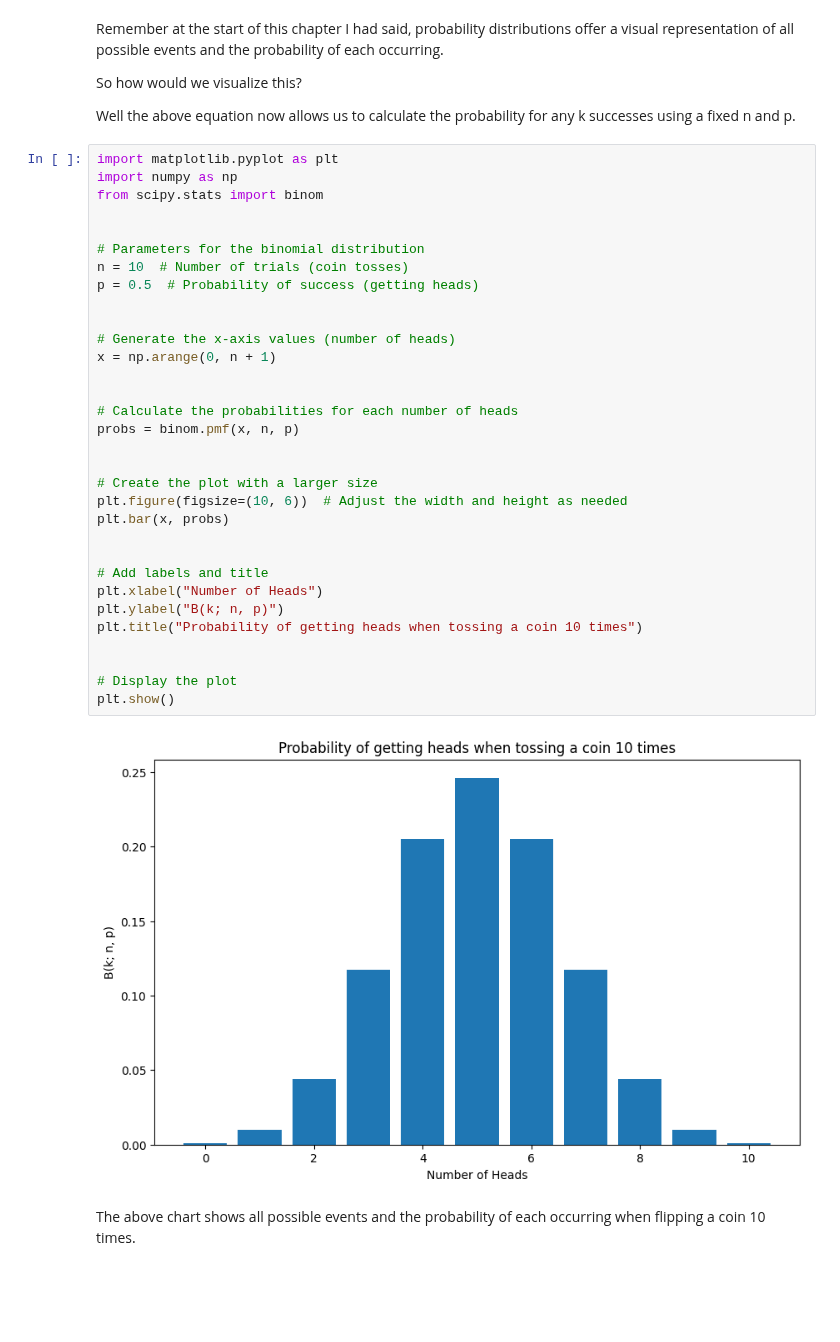
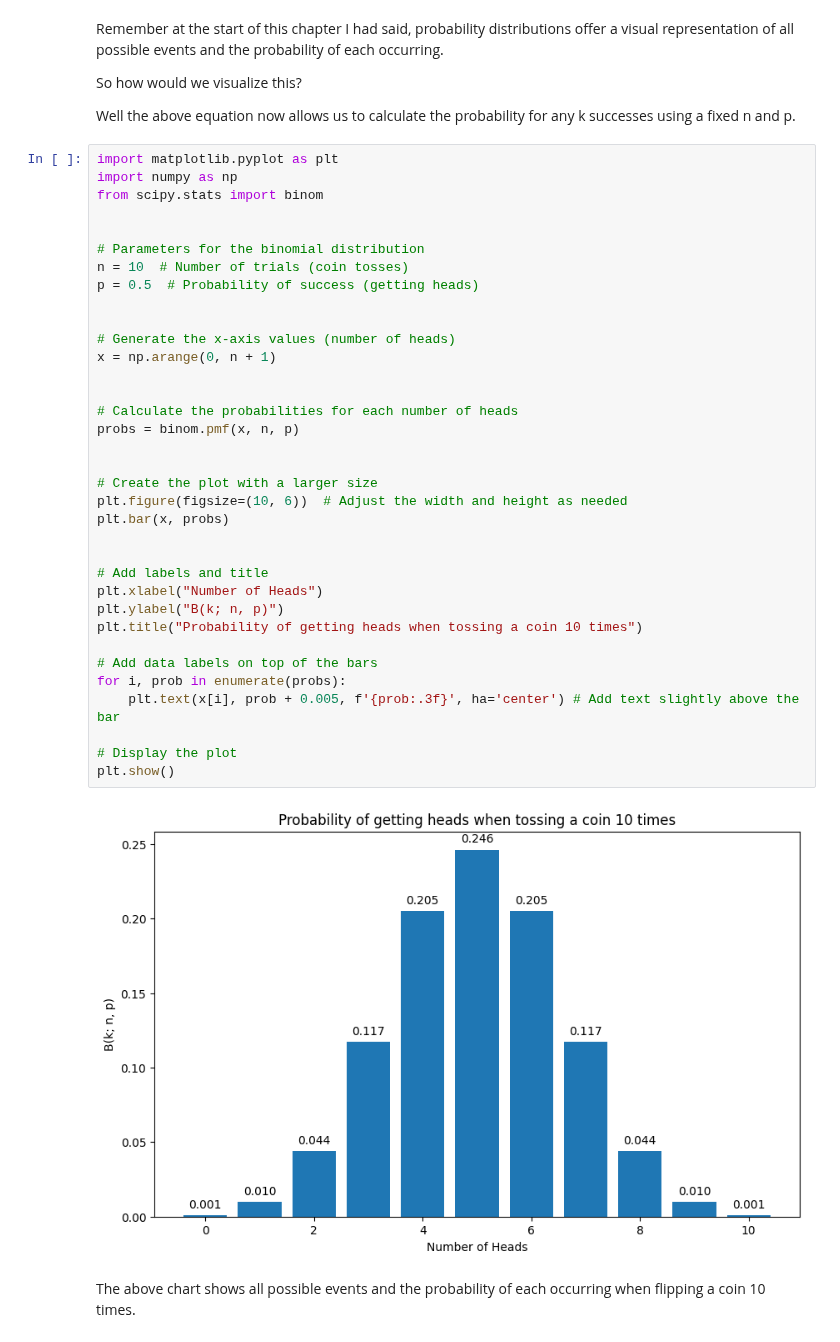
Before and after one commit to RohanRanshinge/causal-inference, a Jupyter notebook: zero-to-hero-bsts/PART_I-Bayesian-Statistics/04-Probability-Distributions-Binomial.ipynb, the cells around one changed output. Saved outputs shown, nothing was run; the diff lists cells and outputs as text; blank space fills up the shorter version.

```diff
--- a/zero-to-hero-bsts/PART_I-Bayesian-Statistics/04-Probability-Distributions-Binomial.ipynb
+++ b/zero-to-hero-bsts/PART_I-Bayesian-Statistics/04-Probability-Distributions-Binomial.ipynb
@@ -99,34 +99,37 @@ import numpy as np
 from scipy.stats import binom
 
 
 # Parameters for the binomial distribution
 n = 10  # Number of trials (coin tosses)
 p = 0.5  # Probability of success (getting heads)
 
 
 # Generate the x-axis values (number of heads)
 x = np.arange(0, n + 1)
 
 
 # Calculate the probabilities for each number of heads
 probs = binom.pmf(x, n, p)
 
 
 # Create the plot with a larger size
 plt.figure(figsize=(10, 6))  # Adjust the width and height as needed
 plt.bar(x, probs)
 
 
 # Add labels and title
 plt.xlabel("Number of Heads")
 plt.ylabel("B(k; n, p)")
 plt.title("Probability of getting heads when tossing a coin 10 times")
 
+# Add data labels on top of the bars
+for i, prob in enumerate(probs):
+    plt.text(x[i], prob + 0.005, f'{prob:.3f}', ha='center') # Add text slightly above the bar
 
 # Display the plot
 plt.show()
 # %% [output]
-[figure, old version]
+[figure, new version]
 # %% [markdown]
 The above chart shows all possible events and the probability of each occurring when flipping a coin 10 times.
 # %% [markdown]
```
Also changed, not shown: parts of 3 cells of this notebook.
